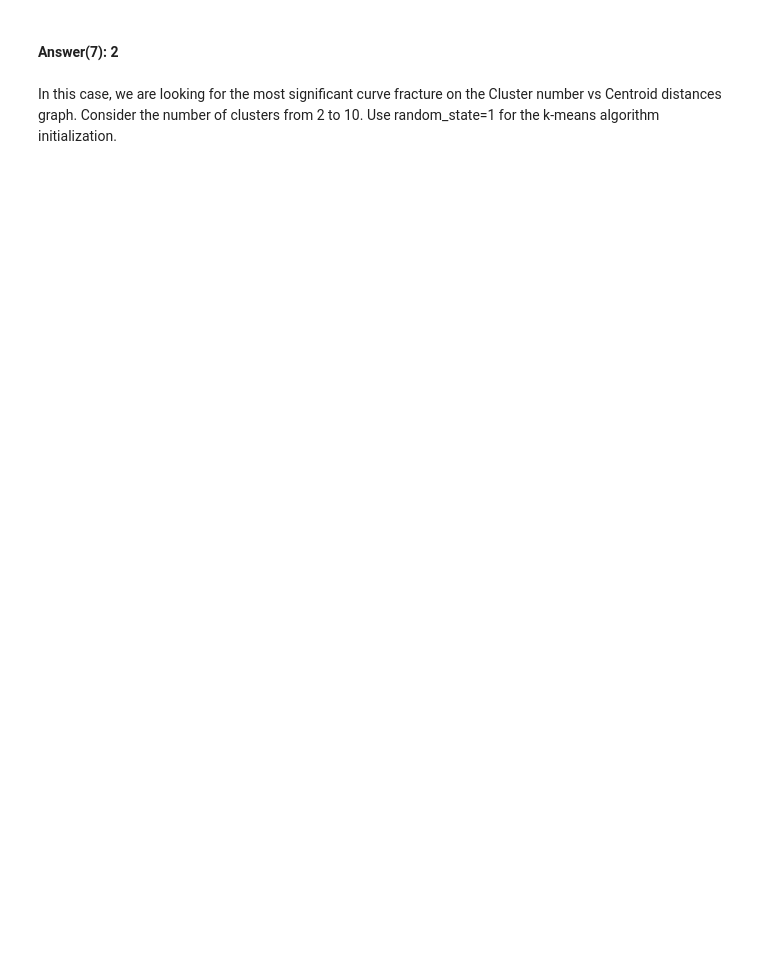
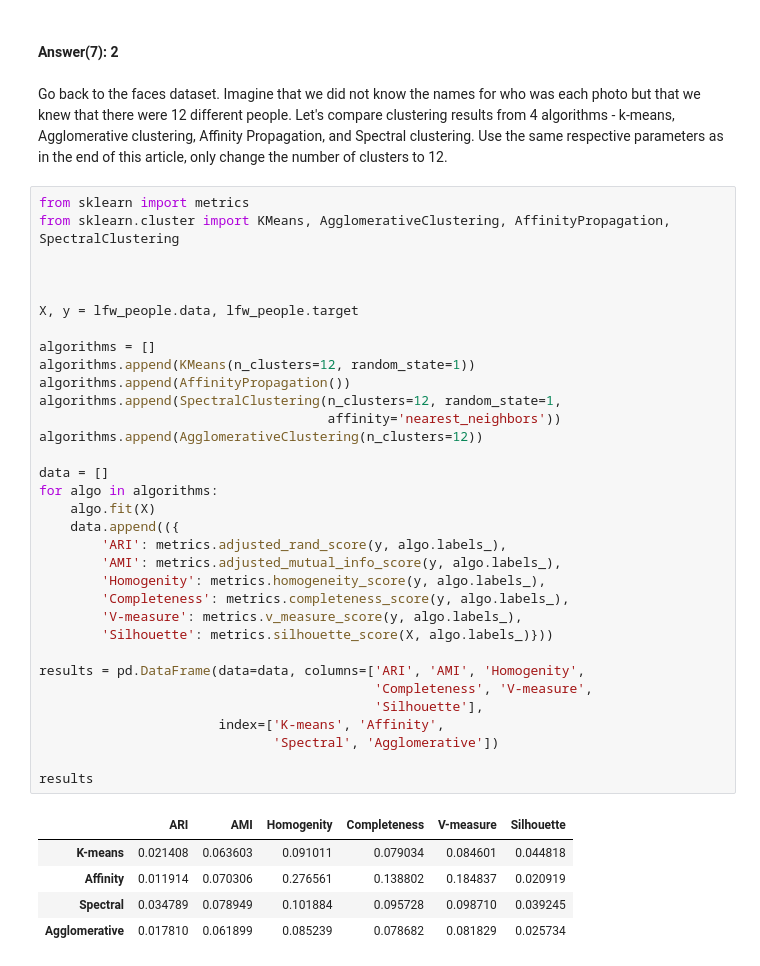
Before and after one commit to AndrewTrefilov/my-journey-to-ml-starts-here, a Jupyter notebook: Assignment#7.ipynb, the cells around one changed output. Cells and saved outputs as stored; diff of their text form; blank space fills up the shorter version.

```diff
--- a/Assignment#7.ipynb
+++ b/Assignment#7.ipynb
@@ -332,4 +335,43 @@ d
 # %% [markdown]
 #### Answer(7): 2
-# %% [markdown]
-In this case, we are looking for the most significant curve fracture on the Cluster number vs Centroid distances graph. Consider the number of clusters from 2 to 10. Use random_state=1 for the k-means algorithm initialization.
+# %% [markdown]
+Go back to the faces dataset. Imagine that we did not know the names for who was each photo but that we knew that there were 12 different people. Let's compare clustering results from 4 algorithms - k-means, Agglomerative clustering, Affinity Propagation, and Spectral clustering. Use the same respective parameters as in the end of this article, only change the number of clusters to 12.
+# %%
+from sklearn import metrics
+from sklearn.cluster import KMeans, AgglomerativeClustering, AffinityPropagation, SpectralClustering
+
+
+
+X, y = lfw_people.data, lfw_people.target
+
+algorithms = []
+algorithms.append(KMeans(n_clusters=12, random_state=1))
+algorithms.append(AffinityPropagation())
+algorithms.append(SpectralClustering(n_clusters=12, random_state=1,
+                                     affinity='nearest_neighbors'))
+algorithms.append(AgglomerativeClustering(n_clusters=12))
+
+data = []
+for algo in algorithms:
+    algo.fit(X)
+    data.append(({
+        'ARI': metrics.adjusted_rand_score(y, algo.labels_),
+        'AMI': metrics.adjusted_mutual_info_score(y, algo.labels_),
+        'Homogenity': metrics.homogeneity_score(y, algo.labels_),
+        'Completeness': metrics.completeness_score(y, algo.labels_),
+        'V-measure': metrics.v_measure_score(y, algo.labels_),
+        'Silhouette': metrics.silhouette_score(X, algo.labels_)}))
+
+results = pd.DataFrame(data=data, columns=['ARI', 'AMI', 'Homogenity',
+                                           'Completeness', 'V-measure',
+                                           'Silhouette'],
+                       index=['K-means', 'Affinity',
+                              'Spectral', 'Agglomerative'])
+
+results
+# %% [output]
+|  | ARI | AMI | Homogenity | Completeness | V-measure | Silhouette |
+| K-means | 0.021408 | 0.063603 | 0.091011 | 0.079034 | 0.084601 | 0.044818 |
+| Affinity | 0.011914 | 0.070306 | 0.276561 | 0.138802 | 0.184837 | 0.020919 |
+| Spectral | 0.034789 | 0.078949 | 0.101884 | 0.095728 | 0.098710 | 0.039245 |
+| Agglomerative | 0.017810 | 0.061899 | 0.085239 | 0.078682 | 0.081829 | 0.025734 |
```
Also changed, not shown: parts of 17 cells of this notebook.
